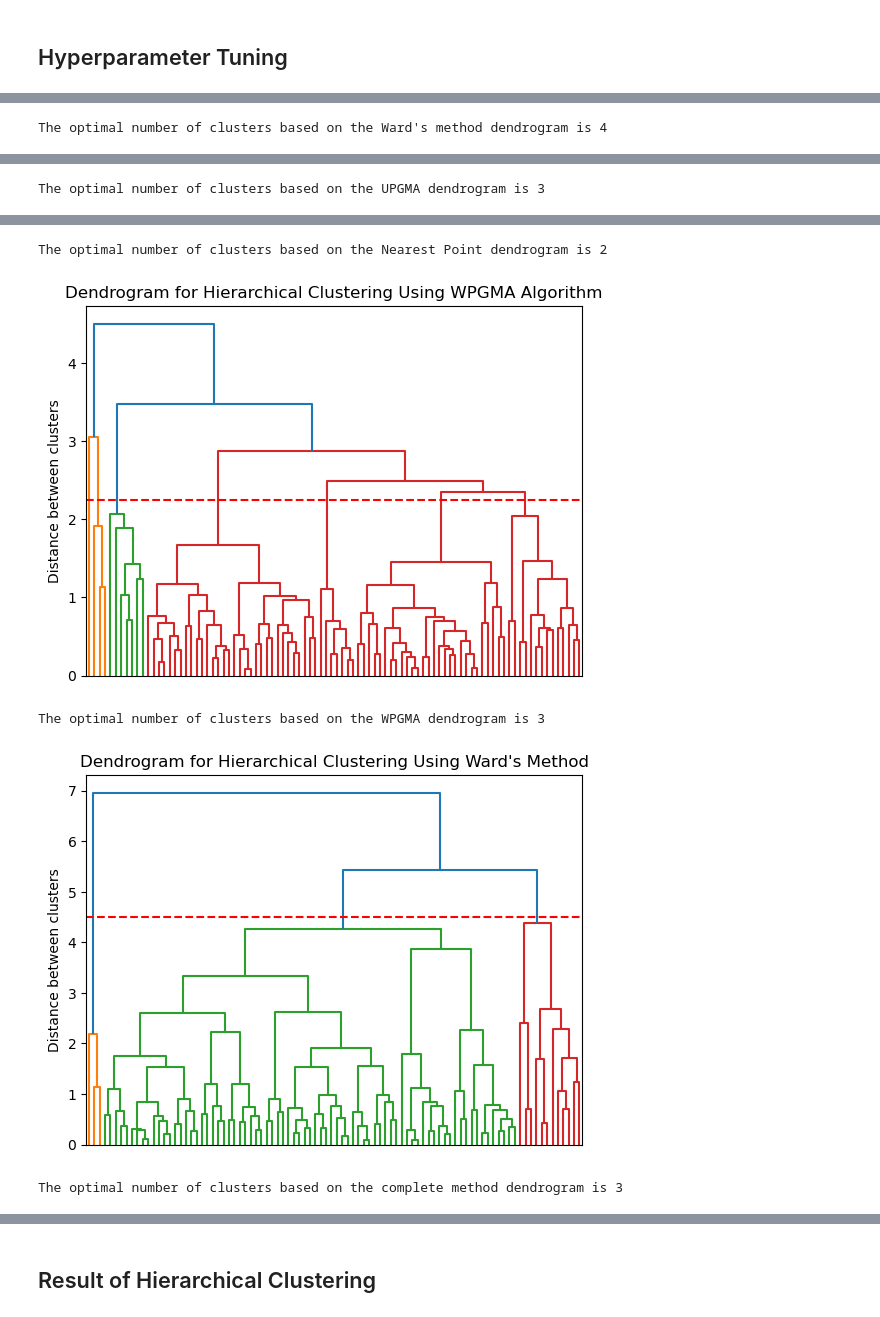
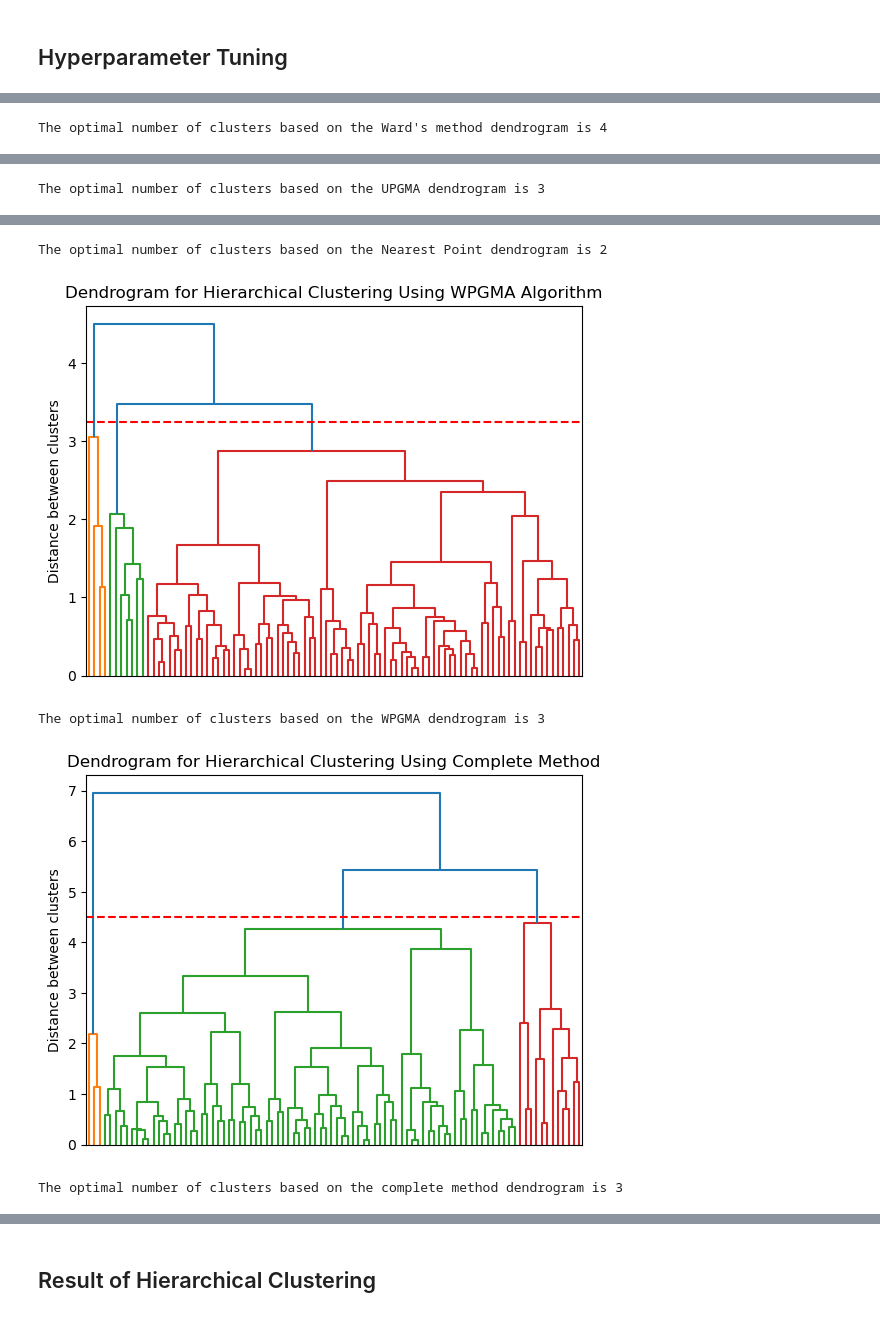
Before and after one commit to anly501/anly-501-project-alexpattarini, a Jupyter notebook: codes/07-Clustering/MTA-Clustering.ipynb, the cells around one changed output, grey strips where cells are left out. Cells and saved outputs as stored; diff of their text form; code cells hidden in the pictures.

```diff
--- a/codes/07-Clustering/MTA-Clustering.ipynb
+++ b/codes/07-Clustering/MTA-Clustering.ipynb
@@ -272,7 +292,7 @@ print("The optimal number of clusters based on the Ward's method dendrogram is 4
 fig,ax = plt.subplots()
 Z = linkage(X, method='average')
 dendro = dendrogram(Z)
-plt.axhline(y=2, color='r', linestyle='--', label='2')
+plt.axhline(y=3, color='r', linestyle='--', label='3')
 ax.set_title("Dendrogram for Hierarchical Clustering Using UPGMA")
 ax.set_xticklabels([])
 ax.set_ylabel("Distance between clusters")
@@ -283,7 +303,7 @@ print("The optimal number of clusters based on the UPGMA dendrogram is 3")
 fig,ax = plt.subplots()
 Z = linkage(X, method='single')
 dendro = dendrogram(Z)
-plt.axhline(y=1.25, color='r', linestyle='--', label='1.25')
+plt.axhline(y=1.75, color='r', linestyle='--', label='1.75')
 ax.set_title("Dendrogram for Hierarchical Clustering Using Nearest Point Algorithm")
 ax.set_xticklabels([])
 ax.set_ylabel("Distance between clusters")
@@ -294,7 +314,7 @@ print("The optimal number of clusters based on the Nearest Point dendrogram is 2
 fig,ax = plt.subplots()
 Z = linkage(X, method='weighted')
 dendro = dendrogram(Z)
-plt.axhline(y=2.25, color='r', linestyle='--', label='2.25')
+plt.axhline(y=3.25, color='r', linestyle='--', label='3.25')
 ax.set_title("Dendrogram for Hierarchical Clustering Using WPGMA Algorithm")
 ax.set_xticklabels([])
 ax.set_ylabel("Distance between clusters")
@@ -306,7 +326,7 @@ fig,ax = plt.subplots()
 Z = linkage(X, method='complete')
 dendro = dendrogram(Z)
 plt.axhline(y=4.5, color='r', linestyle='--', label='4.5')
-ax.set_title("Dendrogram for Hierarchical Clustering Using Ward's Method")
+ax.set_title("Dendrogram for Hierarchical Clustering Using Complete Method")
 ax.set_xticklabels([])
 ax.set_ylabel("Distance between clusters")
 plt.show()
@@ -320,5 +340,5 @@ The optimal number of clusters based on the UPGMA dendrogram is 3
 The optimal number of clusters based on the Nearest Point dendrogram is 2
-[figure, old version]
+[figure, new version]
 The optimal number of clusters based on the WPGMA dendrogram is 3
-[figure, old version]
+[figure, new version]
 The optimal number of clusters based on the complete method dendrogram is 3
```
Also changed, not shown: parts of 33 cells of this notebook, 14 other files.
